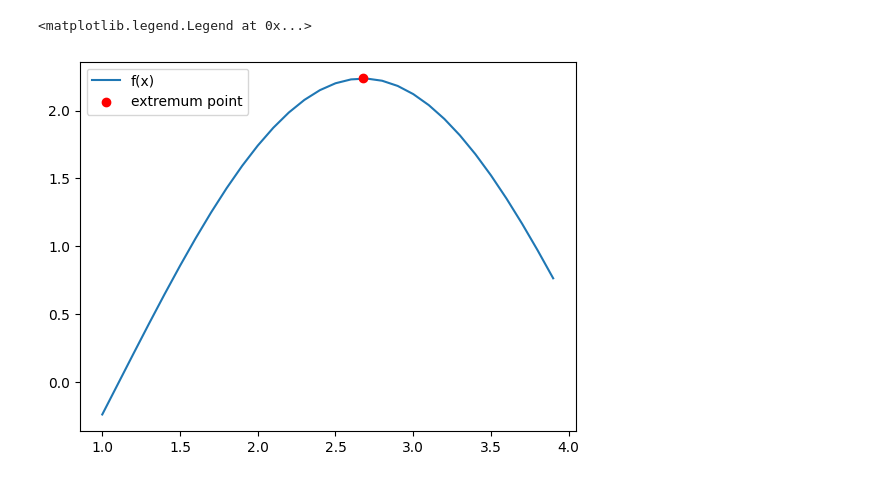
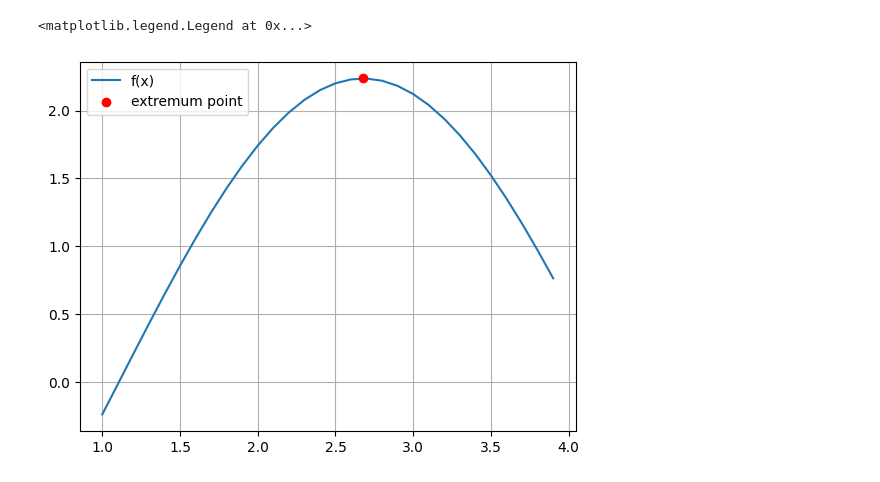
Before and after one commit to kudrmax/numerical-methods, a Jupyter notebook: minimization/9.1.8.ipynb, the cells around one changed output. Cells and saved outputs as stored; diff of their text form; code cells hidden in the pictures.

```diff
--- a/minimization/9.1.8.ipynb
+++ b/minimization/9.1.8.ipynb
@@ -22,7 +22,7 @@ def newton_method(f, df, ddf, a, b, eps):
         if abs(x_new - x) < eps:
             break
         x = x_new
-    return x, iterations
+    return x_new, iterations
 
 
 a, b = 1, 4
@@ -37,10 +37,11 @@ print(f"Экстремум функции достигается в x = {x}, f(x
 # %%
 import matplotlib.pyplot as plt
 
 x_list = np.arange(a, b, 0.1)
 plt.plot(x_list, f(x_list), label="f(x)")
 plt.scatter(x, y, c='r', zorder=2, label='extremum point')
+plt.grid(True)
 plt.legend()
 # %% [output]
 <matplotlib.legend.Legend at 0x...>
-[figure, old version]
+[figure, new version]
```
Also changed, not shown: parts of 1 cell of this notebook, 6 other files.
